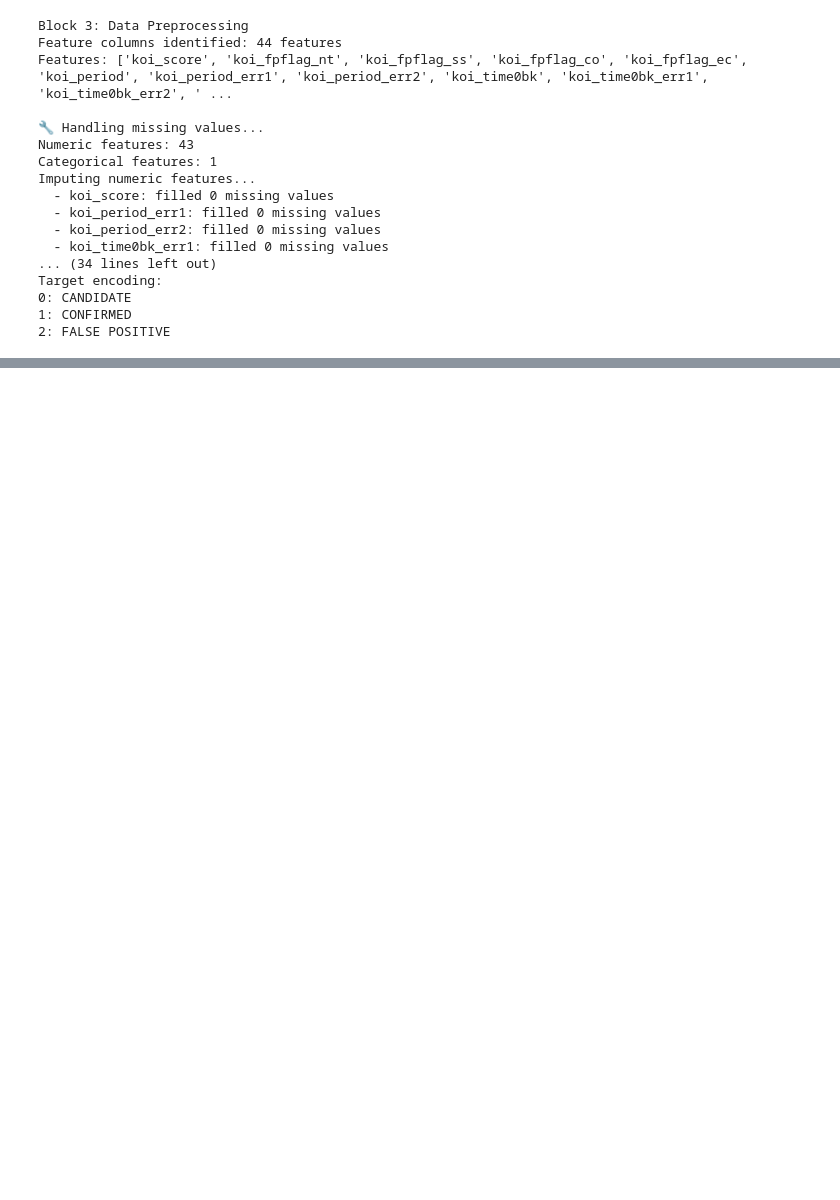
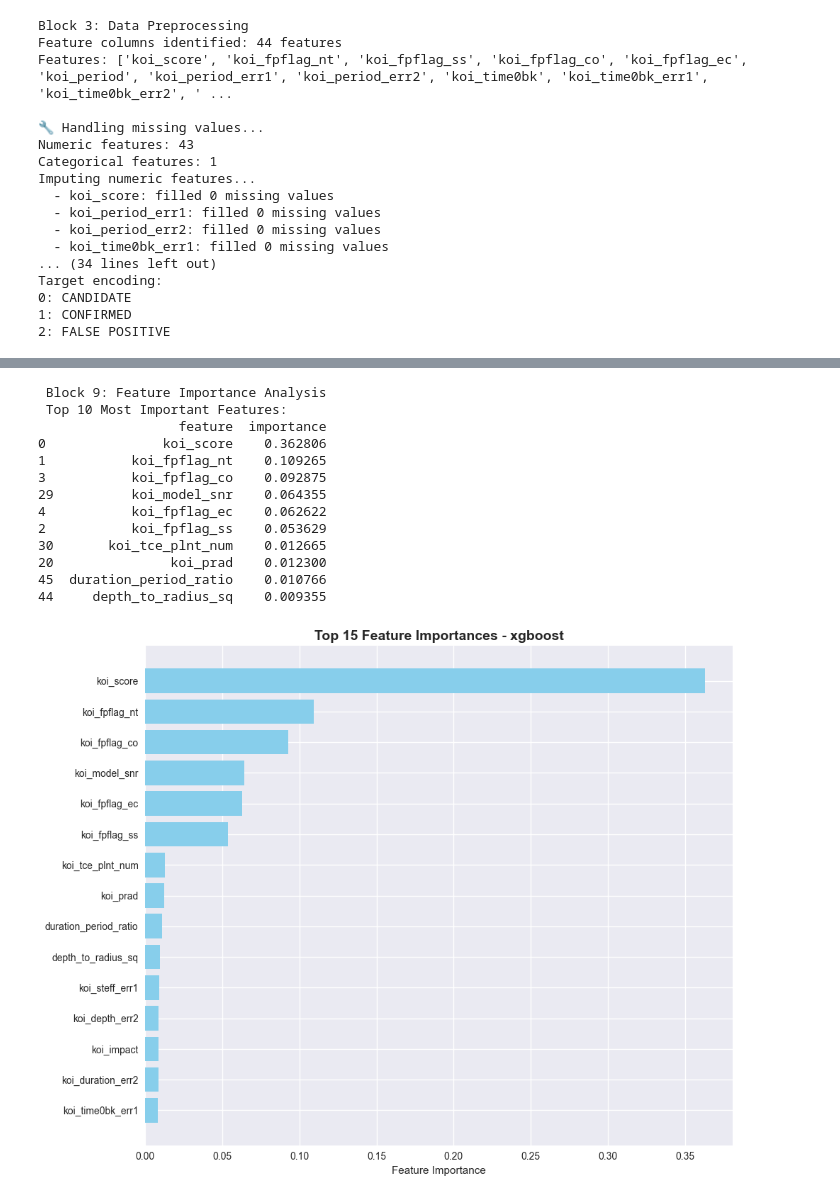
Before and after one commit to rayhankhan2192/Hunting_For_Exoplanets_With_AI_Nasa2025, a Jupyter notebook: main/koi.ipynb, the cells around one changed output, grey strips where cells are left out. Drawn from its saved outputs; the diff is of its cells as text; code cells hidden in the pictures; blank space fills up the shorter version.

```diff
--- a/main/koi.ipynb
+++ b/main/koi.ipynb
@@ -198,0 +489,38 @@ Block 4: Exploratory Data Analysis
+# %%
+print("\n Block 9: Feature Importance Analysis")
+
+# Feature importance (for tree-based models)
+if hasattr(best_model, 'feature_importances_'):
+    feature_importance = pd.DataFrame({
+        'feature': engineered_features,
+        'importance': best_model.feature_importances_
+    }).sort_values('importance', ascending=False)
+
+    print(" Top 10 Most Important Features:")
+    print(feature_importance.head(10))
+
+    # Plot feature importance
+    plt.figure(figsize=(10, 8))
+    top_features = feature_importance.head(15)
+    plt.barh(range(len(top_features)), top_features['importance'], color='skyblue')
+    plt.yticks(range(len(top_features)), top_features['feature'])
+    plt.xlabel('Feature Importance')
+    plt.title(f'Top 15 Feature Importances - {best_model_name}', fontsize=14, fontweight='bold')
+    plt.gca().invert_yaxis()
+    plt.tight_layout()
+    plt.show()
+# %% [output]
+ Block 9: Feature Importance Analysis
+ Top 10 Most Important Features:
+                  feature  importance
+0               koi_score    0.362806
+1           koi_fpflag_nt    0.109265
+3           koi_fpflag_co    0.092875
+29          koi_model_snr    0.064355
+4           koi_fpflag_ec    0.062622
+2           koi_fpflag_ss    0.053629
+30       koi_tce_plnt_num    0.012665
+20               koi_prad    0.012300
+45  duration_period_ratio    0.010766
+44     depth_to_radius_sq    0.009355
+[figure, added]
```
Also changed, not shown: parts of 14 cells of this notebook.
